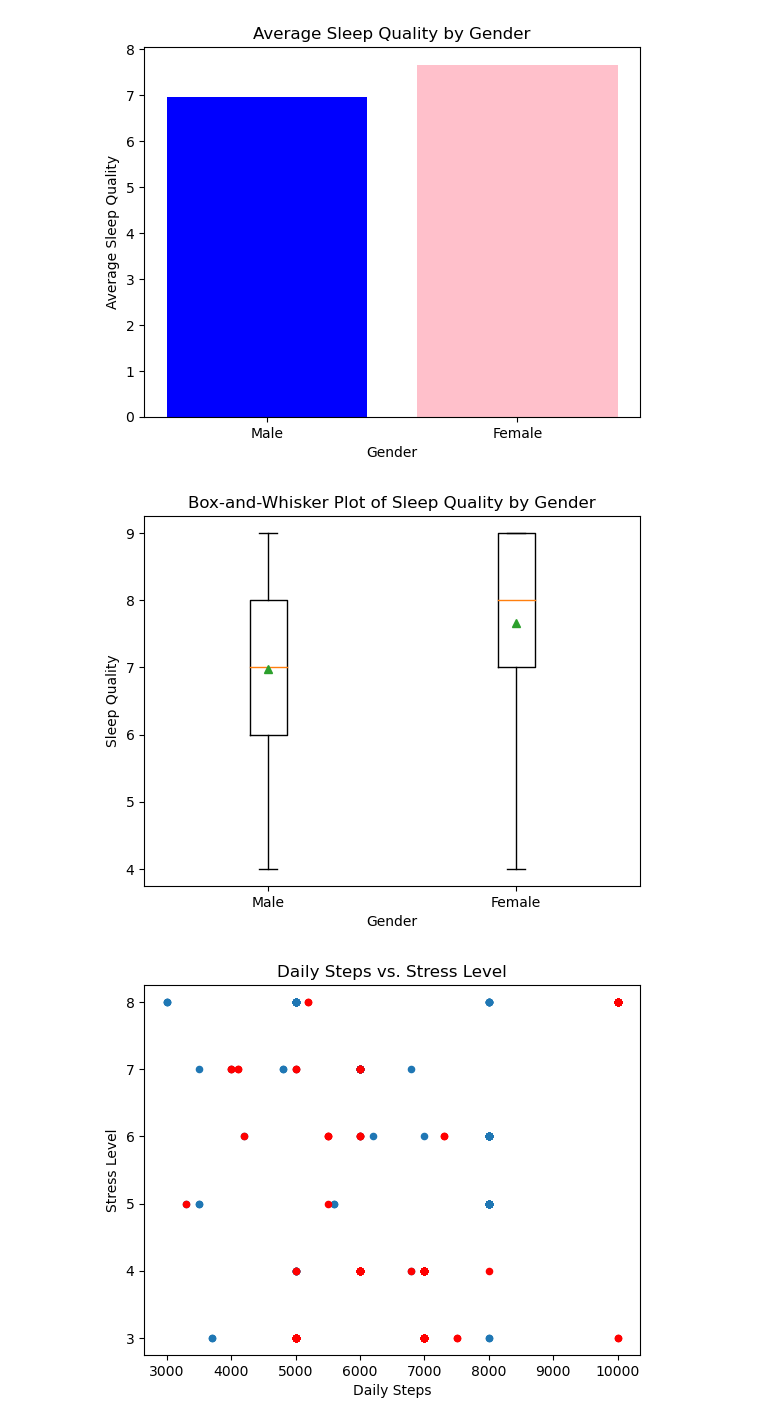
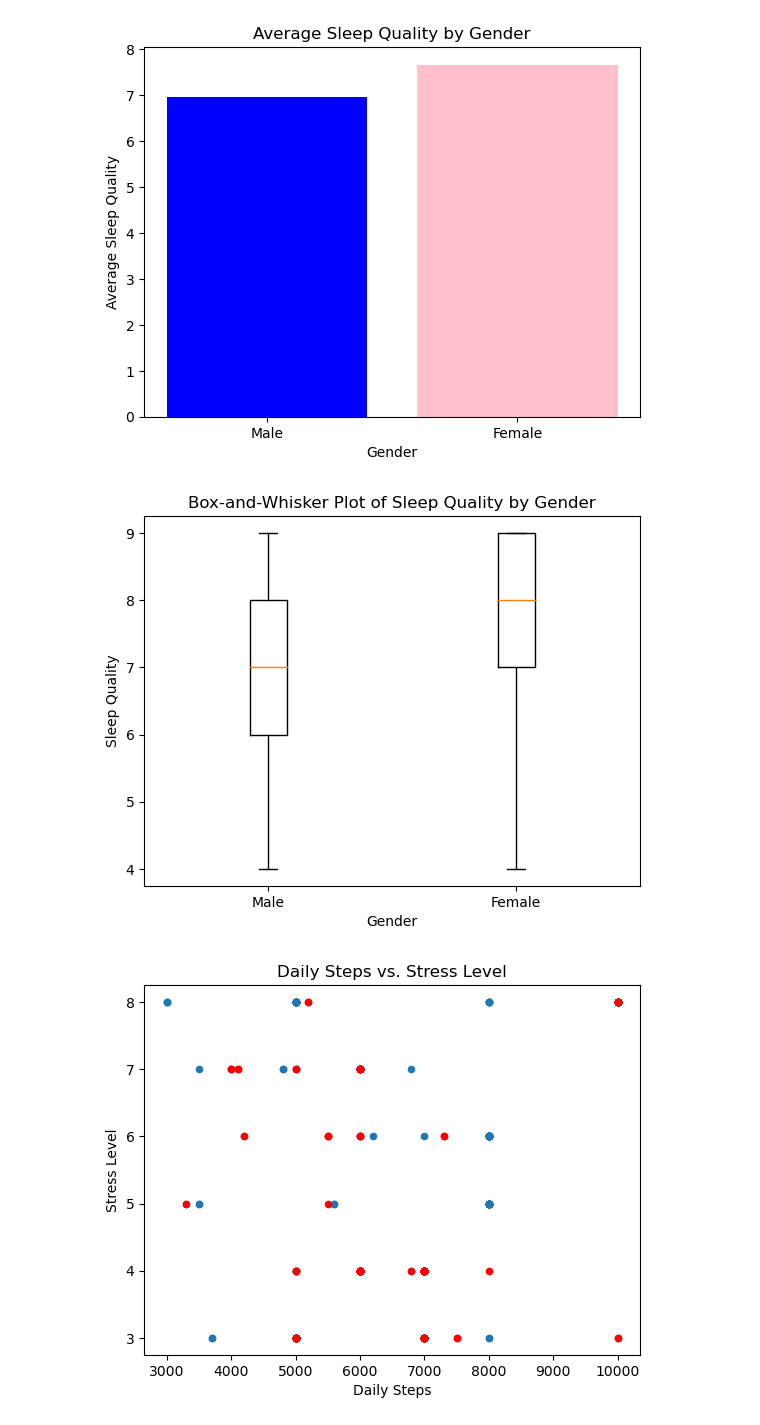
Before and after one commit to rfe123/umn_data_project_001, a Jupyter notebook: src/Mi_C_Thao_visualizations.ipynb, the cells around one changed output. Drawn from its saved outputs; the diff is of its cells as text; code cells hidden in the pictures.

```diff
--- a/src/Mi_C_Thao_visualizations.ipynb
+++ b/src/Mi_C_Thao_visualizations.ipynb
@@ -6,7 +6,7 @@ import pandas as pd
 import requests
 from pprint import pprint
 # %%
-sleep_health_df = pd.read_csv('Resources/cleaned_dataset.csv')
+sleep_health_df = pd.read_csv('../Resources/cleaned_dataset.csv')
 
 male_df = sleep_health_df.loc[(sleep_health_df['Gender']=='Male')]
 female_df = sleep_health_df.loc[(sleep_health_df['Gender']=='Female')]
@@ -117,14 +117,14 @@ plt.show()
 # %%
 male_df = sleep_health_df[sleep_health_df['Gender'] == 'Male']
 female_df = sleep_health_df[sleep_health_df['Gender'] == 'Female']
 data_to_plot = [male_df['Quality of Sleep'], female_df['Quality of Sleep']]
-plt.boxplot(data_to_plot, labels=['Male', 'Female'], showmeans=True)
+plt.boxplot(data_to_plot, labels=['Male', 'Female'])
 plt.title('Box-and-Whisker Plot of Sleep Quality by Gender')
 plt.xlabel('Gender')
 plt.ylabel('Sleep Quality')
 plt.show()
 # %% [output]
-[figure, old version]
+[figure, new version]
 # %%
 y_axis = 'Stress Level'
 x_axis = 'Daily Steps'
```
Also changed, not shown: parts of 2 cells of this notebook, 2 other files.
